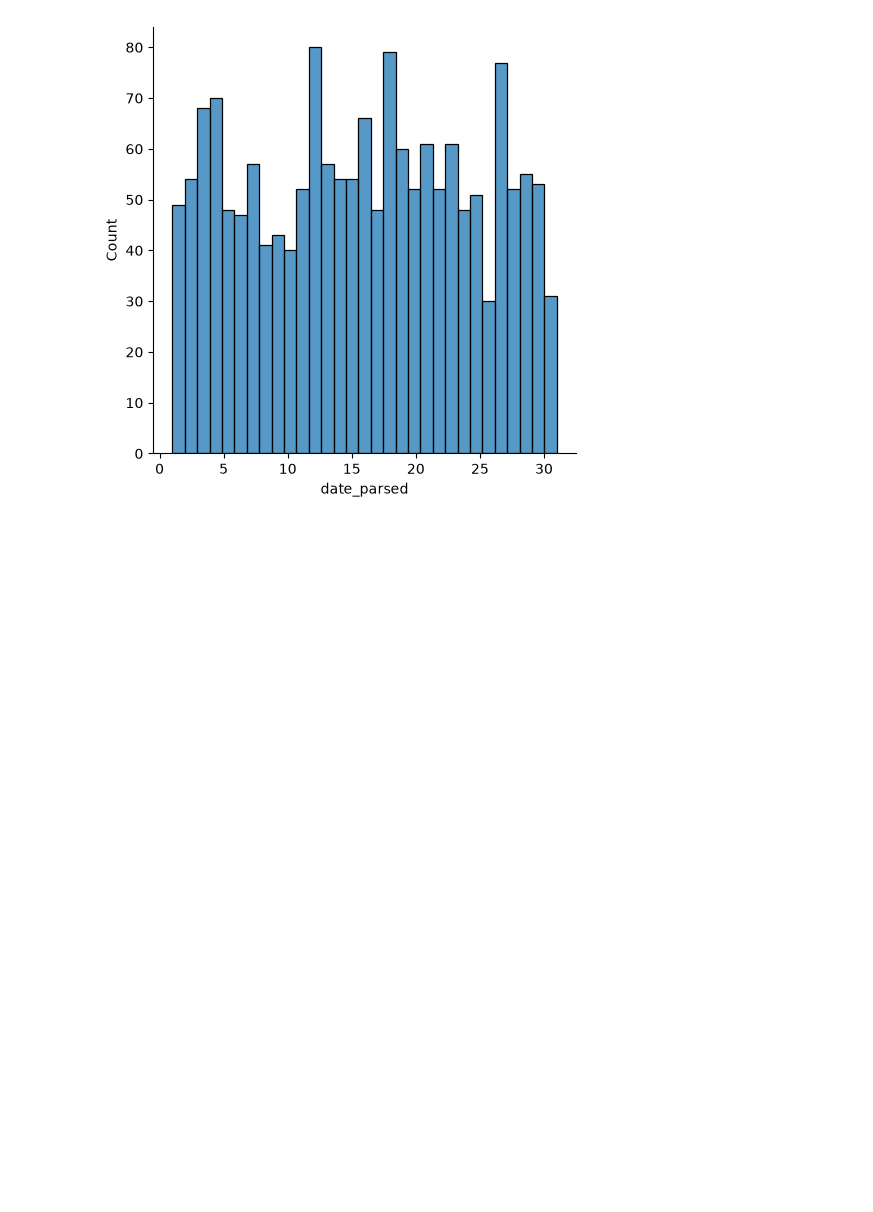
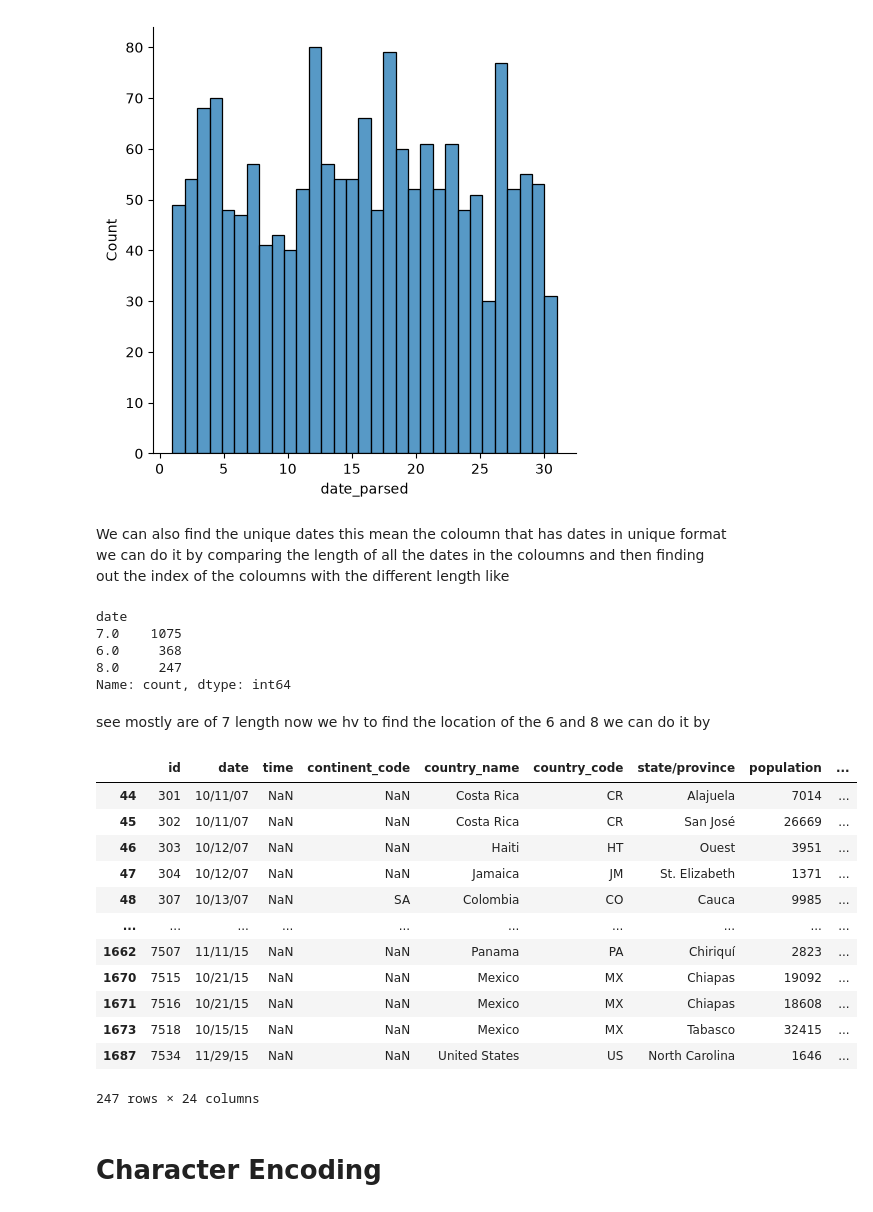
Before and after one commit to Muhammad-Awais-Tariq/Data-Preprocessing, a Jupyter notebook: Data cleaning/Notebooks/datacleaning.ipynb, the cells around one changed output. Drawn from its saved outputs; the diff is of its cells as text; code cells hidden in the pictures; blank space fills up the shorter version.

Commit message:
added the encoding

```diff
--- a/Data cleaning/Notebooks/datacleaning.ipynb
+++ b/Data cleaning/Notebooks/datacleaning.ipynb
@@ -282,3 +282,35 @@ sns.displot(day_of_month ,kde=False , bins=31)
 # %% [output]
 <seaborn.axisgrid.FacetGrid at 0x...>
 [figure]
+# %% [markdown]
+We can also find the unique dates this mean the coloumn that has dates in unique format we can do it by comparing the length of all the dates in the coloumns and then finding out the index of the coloumns with the different length like
+# %%
+date_lengths = catelog_df['date'].str.len()
+date_lengths.value_counts()
+# %% [output]
+date
+7.0    1075
+6.0     368
+8.0     247
+Name: count, dtype: int64
+# %% [markdown]
+see mostly are of 7 length now we hv to find the location of the 6 and 8 we can do it by
+# %%
+indices = np.where([date_lengths == 8])[1]
+catelog_df.loc[indices]
+# %% [output]
+|  | id | date | time | continent_code | country_name | country_code | state/province | population | ... |
+| 44 | 301 | 10/11/07 | NaN | NaN | Costa Rica | CR | Alajuela | 7014 | ... |
+| 45 | 302 | 10/11/07 | NaN | NaN | Costa Rica | CR | San José | 26669 | ... |
+| 46 | 303 | 10/12/07 | NaN | NaN | Haiti | HT | Ouest | 3951 | ... |
+| 47 | 304 | 10/12/07 | NaN | NaN | Jamaica | JM | St. Elizabeth | 1371 | ... |
+| 48 | 307 | 10/13/07 | NaN | SA | Colombia | CO | Cauca | 9985 | ... |
+| ... | ... | ... | ... | ... | ... | ... | ... | ... | ... |
+| 1662 | 7507 | 11/11/15 | NaN | NaN | Panama | PA | Chiriquí | 2823 | ... |
+| 1670 | 7515 | 10/21/15 | NaN | NaN | Mexico | MX | Chiapas | 19092 | ... |
+| 1671 | 7516 | 10/21/15 | NaN | NaN | Mexico | MX | Chiapas | 18608 | ... |
+| 1673 | 7518 | 10/15/15 | NaN | NaN | Mexico | MX | Tabasco | 32415 | ... |
+| 1687 | 7534 | 11/29/15 | NaN | NaN | United States | US | North Carolina | 1646 | ... |
+247 rows × 24 columns
+# %% [markdown]
+# Character Encoding
```
Also changed, not shown: parts of 10 cells of this notebook, 2 other files.
